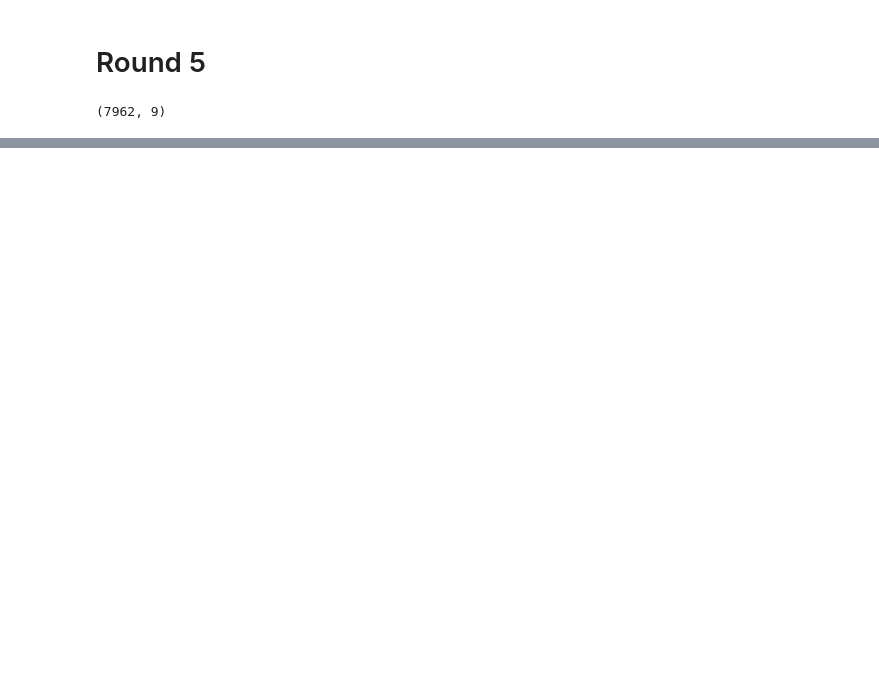
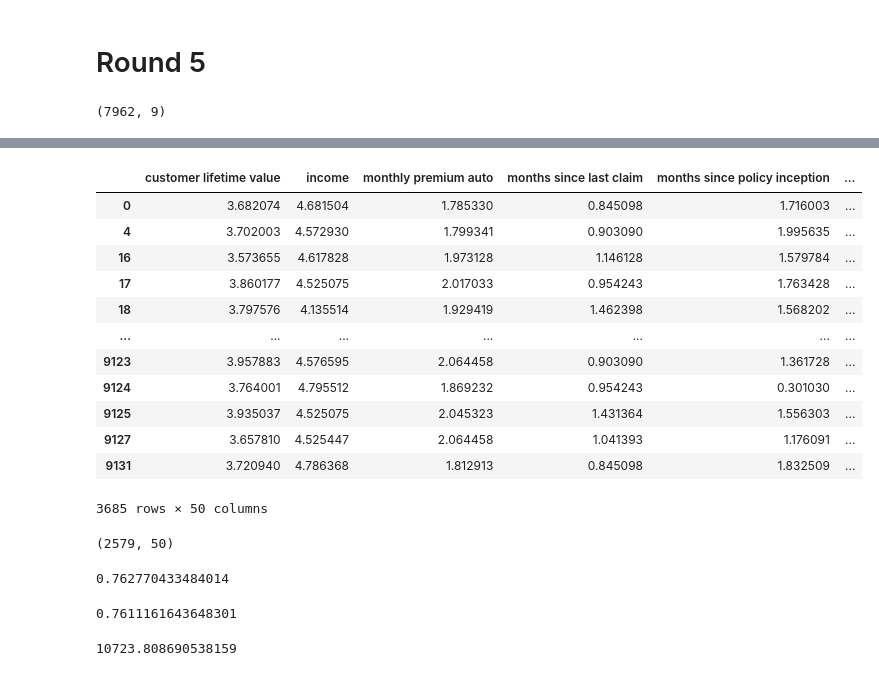
Before and after one commit to zaq9394/lab-customer-analysis-round-2, a Jupyter notebook: files_for_lab/csv_files/Round 2-7.ipynb, the cells around one changed output, grey strips where cells are left out. Saved outputs shown, nothing was run; the diff lists cells and outputs as text; code cells hidden in the pictures; blank space fills up the shorter version.

```diff
--- a/files_for_lab/csv_files/Round 2-7.ipynb
+++ b/files_for_lab/csv_files/Round 2-7.ipynb
@@ -487,0 +651,19 @@ data_new.head()
+# %%
+for i in num:
+    iqr = np.percentile(num[i],75) - np.percentile(num[i],25)
+    upper_limit = np.percentile(num[i],75) + 1.5*iqr1
+    lower_limit = np.percentile(num[i],25) - 1.5*iqr1
+    num = num[(num[i]>lower_limit) & (num[i]<upper_limit)]
+y=num['total claim amount']
+num=num.drop(['total claim amount'],axis=1)
+# %%
+def log_transform_clean2(x):
+    x = np.log10(x)
+    if np.isfinite(x):
+        return x
+    else:
+        return np.NAN
+
+for i in num:
+    num[i] = list(map(log_transform_clean2, num[i]))
+    num[i] = num[i].fillna(np.mean(num[i]))
@@ -487,0 +679,9 @@ data_new.head()
+# %%
+from sklearn.preprocessing import OneHotEncoder
+encoder = OneHotEncoder().fit(cat)
+encoded_for_p = encoder.transform(cat).toarray()
+cols = [colname for row in encoder.categories_ for colname in row]
+onehot_encoded_for_p = pd.DataFrame(encoded_for_p, columns=cols)
+cols_to_drop = [row[0] for row in encoder.categories_]
+onehot_encoded_for_p = onehot_encoded_for_p.drop(cols_to_drop,axis=1)
+onehot_encoded_for_p.head()
@@ -487,0 +696,18 @@ data_new.head()
+# %%
+data1=pd.concat([num,onehot_encoded_for_p],axis=1)
+# %%
+data1.dropna()
+# %% [output]
+|  | customer lifetime value | income | monthly premium auto | months since last claim | months since policy inception | ... |
+| 0 | 3.682074 | 4.681504 | 1.785330 | 0.845098 | 1.716003 | ... |
+| 4 | 3.702003 | 4.572930 | 1.799341 | 0.903090 | 1.995635 | ... |
+| 16 | 3.573655 | 4.617828 | 1.973128 | 1.146128 | 1.579784 | ... |
+| 17 | 3.860177 | 4.525075 | 2.017033 | 0.954243 | 1.763428 | ... |
+| 18 | 3.797576 | 4.135514 | 1.929419 | 1.462398 | 1.568202 | ... |
+| ... | ... | ... | ... | ... | ... | ... |
+| 9123 | 3.957883 | 4.576595 | 2.064458 | 0.903090 | 1.361728 | ... |
+| 9124 | 3.764001 | 4.795512 | 1.869232 | 0.954243 | 0.301030 | ... |
+| 9125 | 3.935037 | 4.525075 | 2.045323 | 1.431364 | 1.556303 | ... |
+| 9127 | 3.657810 | 4.525447 | 2.064458 | 1.041393 | 1.176091 | ... |
+| 9131 | 3.720940 | 4.786368 | 1.812913 | 0.845098 | 1.832509 | ... |
+3685 rows × 50 columns
@@ -487,0 +716,22 @@ data_new.head()
+# %%
+X_train, X_test, y_train, y_test = train_test_split(data1, y, test_size=0.3)
+X_train.shape
+# %% [output]
+(2579, 50)
+# %%
+lm = linear_model.LinearRegression()
+lm.fit(X_train,y_train)
+predictions = lm.predict(X_train)
+r2_score(y_train, predictions)
+# %% [output]
+0.762770433484014
+# %%
+predictions_test=lm.predict(X_test)
+r2_score(y_test,predictions_test)
+# %% [output]
+0.7611161643648301
+# %%
+mse=mean_squared_error(y_test,predictions_test)
+mse
+# %% [output]
+10723.808690538159
```
Also changed, not shown: parts of 37 cells of this notebook.
